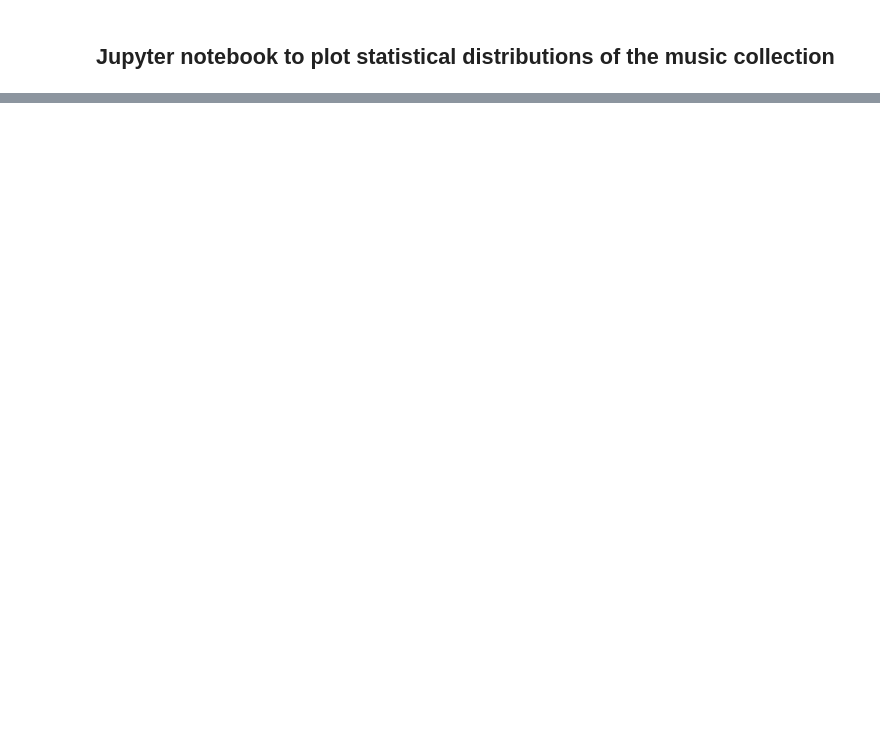
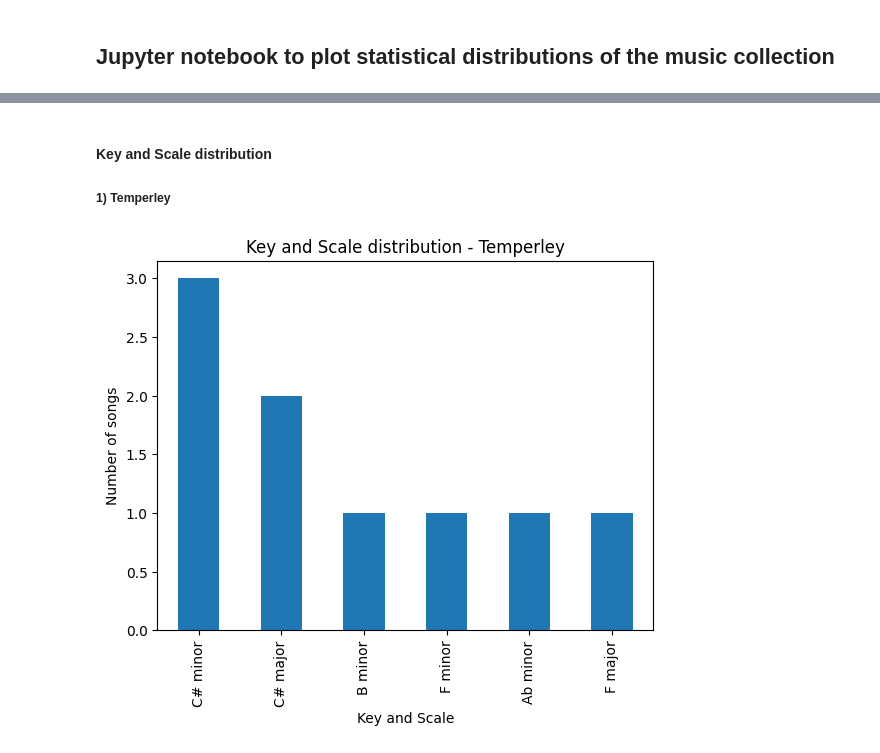
Before and after one commit to root2pk/music_similarity_playlists, a Jupyter notebook: statistics.ipynb, the cells around one changed output, grey strips where cells are left out. Cells and saved outputs as stored; diff of their text form; code cells hidden in the pictures; blank space fills up the shorter version.

```diff
--- a/statistics.ipynb
+++ b/statistics.ipynb
@@ -49,0 +44,16 @@ plt.show()
+# %% [markdown]
+#### Key and Scale distribution
+##### 1) Temperley
+# %%
+# Plot key and scale distribution - Temperley
+df = pd.read_csv('features.csv', usecols = [2,3])
+df.columns = ['key', 'scale']
+# Combine key and scale into one column
+df['Key and Scale'] = df['key'] + ' ' + df['scale']
+df['Key and Scale'].value_counts().plot(kind='bar')
+plt.title('Key and Scale distribution - Temperley')
+plt.xlabel('Key and Scale')
+plt.ylabel('Number of songs')
+plt.show()
+# %% [output]
+[figure, added]
```
Also changed, not shown: parts of 17 cells of this notebook, 3 other files.
